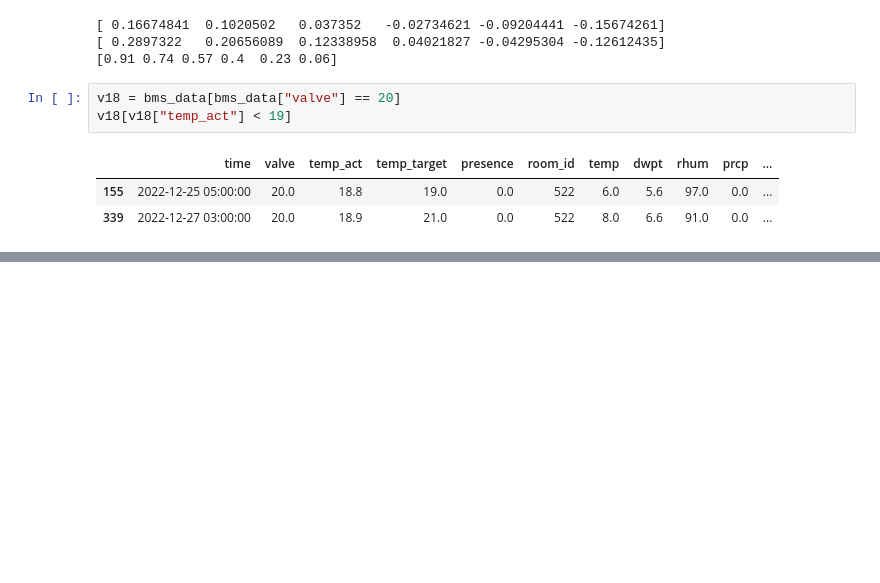
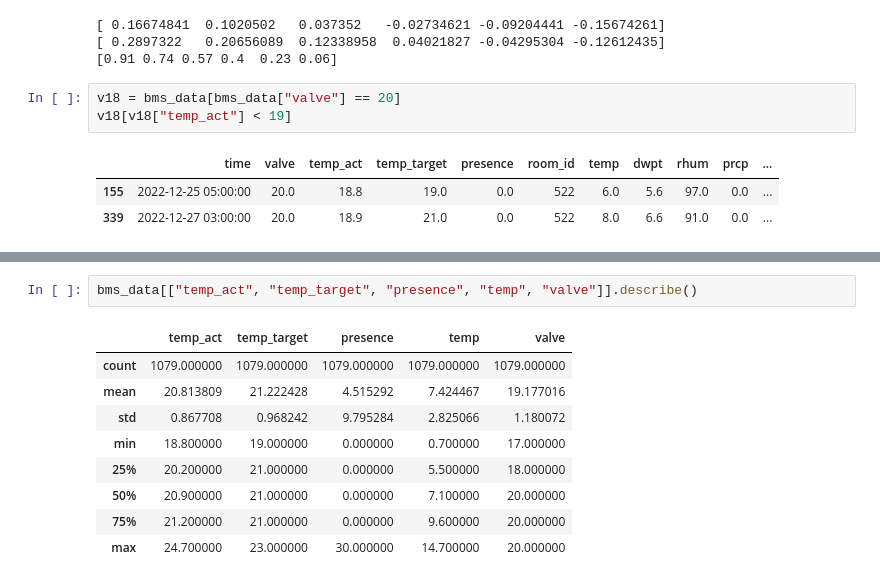
Before and after one commit to pastukh77/diploma_heating_rl, a Jupyter notebook: data_exploration.ipynb, the cells around one changed output, grey strips where cells are left out. Drawn from its saved outputs; the diff is of its cells as text; blank space fills up the shorter version.

```diff
--- a/data_exploration.ipynb
+++ b/data_exploration.ipynb
@@ -219,0 +188,12 @@ v18[v18["temp_act"] < 19]
+# %%
+bms_data[["temp_act", "temp_target", "presence", "temp", "valve"]].describe()
+# %% [output]
+|  | temp_act | temp_target | presence | temp | valve |
+| count | 1079.000000 | 1079.000000 | 1079.000000 | 1079.000000 | 1079.000000 |
+| mean | 20.813809 | 21.222428 | 4.515292 | 7.424467 | 19.177016 |
+| std | 0.867708 | 0.968242 | 9.795284 | 2.825066 | 1.180072 |
+| min | 18.800000 | 19.000000 | 0.000000 | 0.700000 | 17.000000 |
+| 25% | 20.200000 | 21.000000 | 0.000000 | 5.500000 | 18.000000 |
+| 50% | 20.900000 | 21.000000 | 0.000000 | 7.100000 | 20.000000 |
+| 75% | 21.200000 | 21.000000 | 0.000000 | 9.600000 | 20.000000 |
+| max | 24.700000 | 23.000000 | 30.000000 | 14.700000 | 20.000000 |
```
Also changed, not shown: parts of 12 cells of this notebook, 11 other files.
